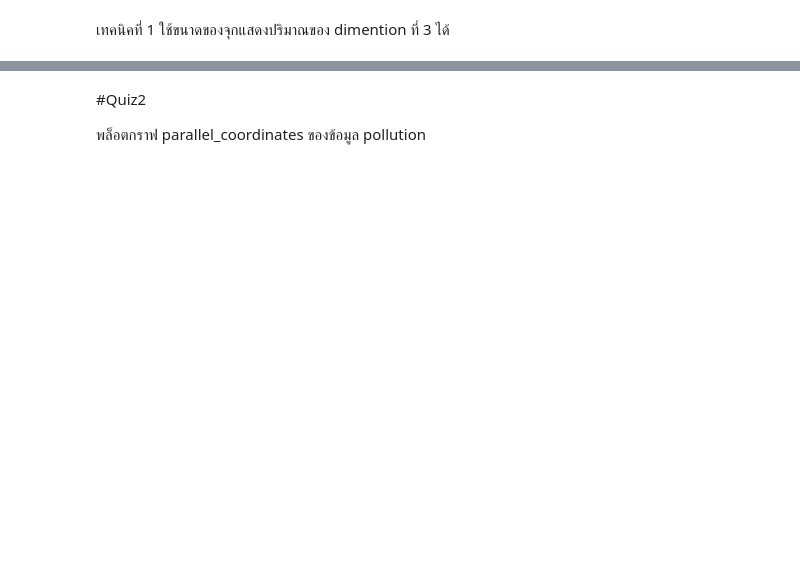
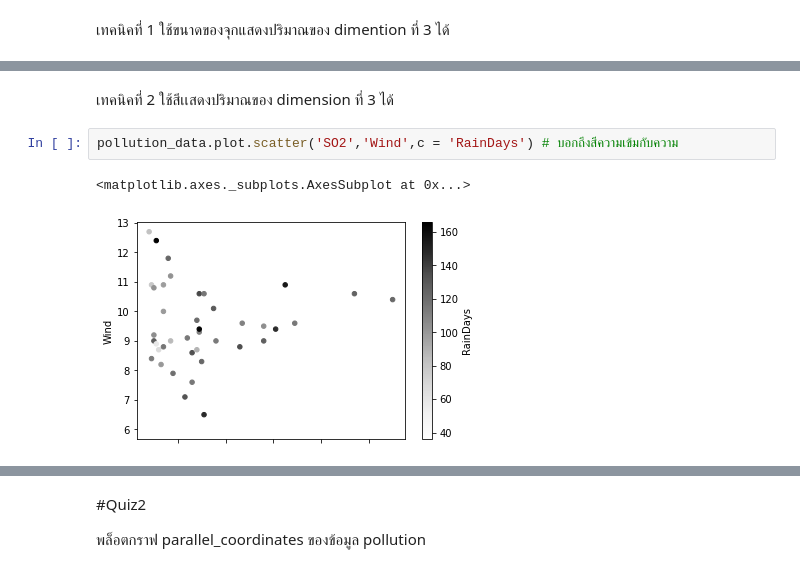
Before and after one commit to ploybongkot/Multivariate, a Jupyter notebook: Chapter2_Visualize_Multivariate_Data.ipynb, the cells around one changed output, grey strips where cells are left out. Cells and saved outputs as stored; diff of their text form; blank space fills up the shorter version.

```diff
--- a/Chapter2_Visualize_Multivariate_Data.ipynb
+++ b/Chapter2_Visualize_Multivariate_Data.ipynb
@@ -19 +44,8 @@ pollution_data.plot.scatter('SO2','Wind')
+# %% [markdown]
+เทคนิคที่ 2 ใช้สีเเสดงปริมาณของ dimension ที่ 3 ได้
+# %%
+pollution_data.plot.scatter('SO2','Wind',c = 'RainDays') # บอกถึงสีความเข้มกับความ
+# %% [output]
+<matplotlib.axes._subplots.AxesSubplot at 0x...>
+[figure, added]
 # %%
```
Also changed, not shown: parts of 22 cells of this notebook.
